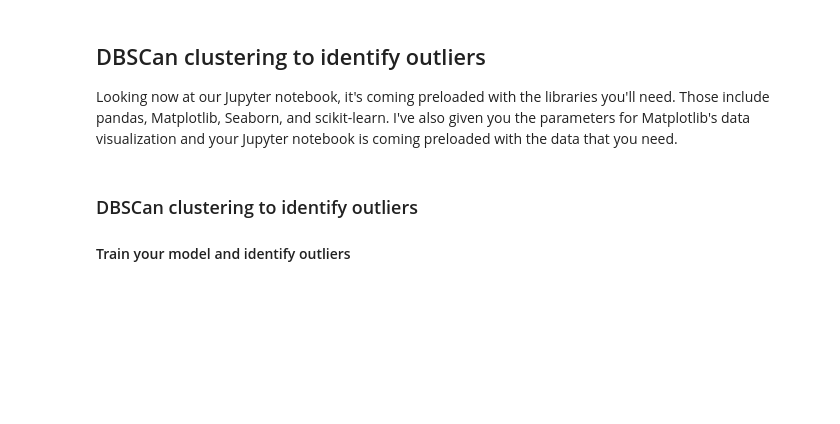
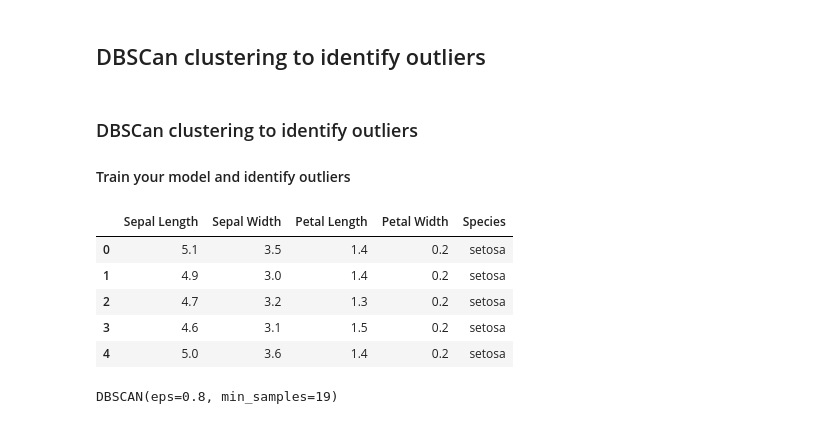
Before and after one commit to LinkedInLearning/python-for-data-science-and-machine-learning-essential-training-part-2-3016934, a Jupyter notebook: notebooks/03_03_b.ipynb, the cells around one changed output. Drawn from its saved outputs; the diff is of its cells as text; code cells hidden in the pictures; blank space fills up the shorter version.

```diff
--- a/notebooks/03_03_b.ipynb
+++ b/notebooks/03_03_b.ipynb
@@ -1,6 +1,5 @@
-# %% [markdown]
-## DBSCan clustering to identify outliers
-Looking now at our Jupyter notebook, it's coming preloaded with the libraries you'll need. Those include pandas, Matplotlib, Seaborn, and scikit-learn. I've also given you the parameters for Matplotlib's data visualization and your Jupyter notebook is coming preloaded with the data that you need.
+# %% [markdown]
+## DBSCan clustering to identify outliers
 # %%
 import pandas as pd
 
@@ -18,3 +17,22 @@ sns.set_style("whitegrid")
 # %% [markdown]
 ### DBSCan clustering to identify outliers
 #### Train your model and identify outliers
+# %%
+df = pd.read_csv(filepath_or_buffer='/workspaces/python-for-data-science-and-machine-learning-essential-training-part-2-3016934/data/iris.data.csv', header=None, sep=',')
+
+df.columns = ['Sepal Length','Sepal Width','Petal Length','Petal Width','Species']
+data = df.iloc[:,0:4].values
+target = df.iloc[:,4].values
+df[:5]
+# %% [output]
+|  | Sepal Length | Sepal Width | Petal Length | Petal Width | Species |
+| 0 | 5.1 | 3.5 | 1.4 | 0.2 | setosa |
+| 1 | 4.9 | 3.0 | 1.4 | 0.2 | setosa |
+| 2 | 4.7 | 3.2 | 1.3 | 0.2 | setosa |
+| 3 | 4.6 | 3.1 | 1.5 | 0.2 | setosa |
+| 4 | 5.0 | 3.6 | 1.4 | 0.2 | setosa |
+# %%
+model = DBSCAN(eps=0.8, min_samples=19).fit(data)
+print(model)
+# %% [output]
+DBSCAN(eps=0.8, min_samples=19)
```
Also changed, not shown: parts of 2 cells of this notebook.
